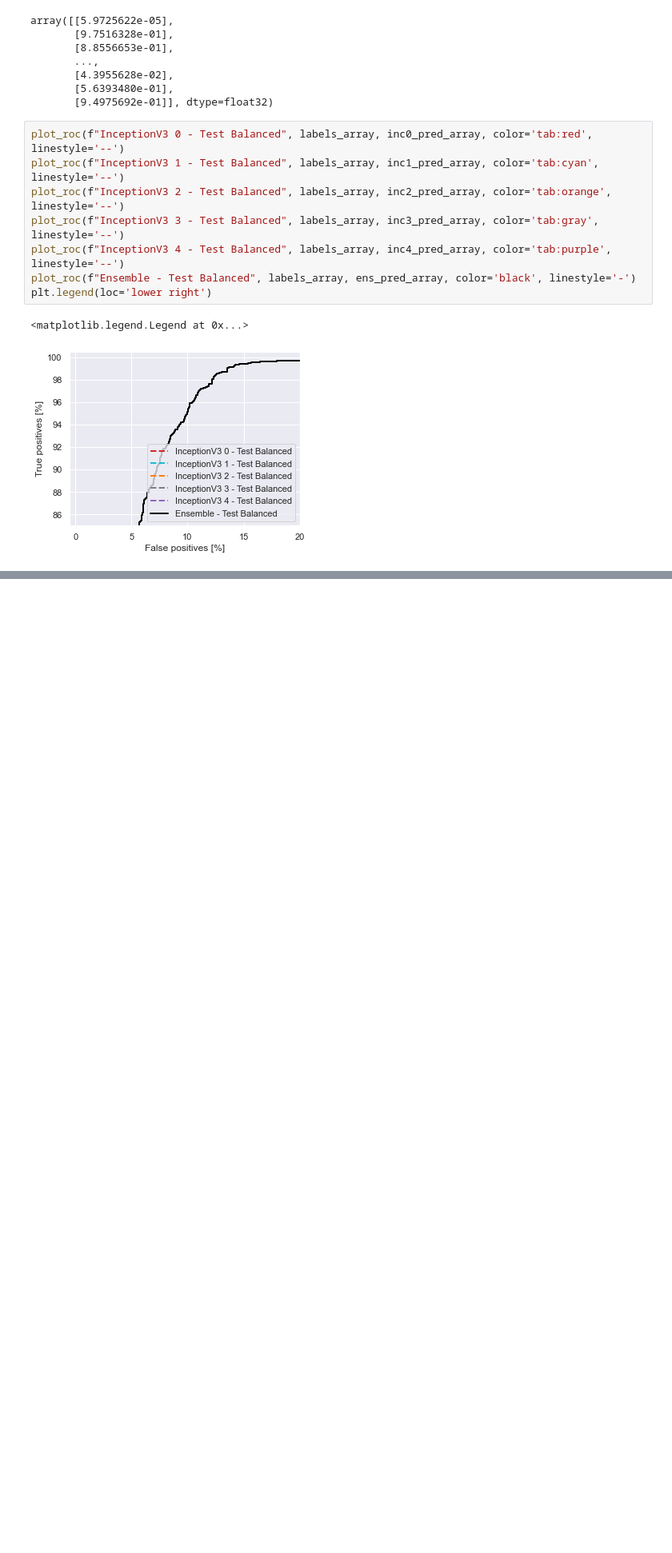
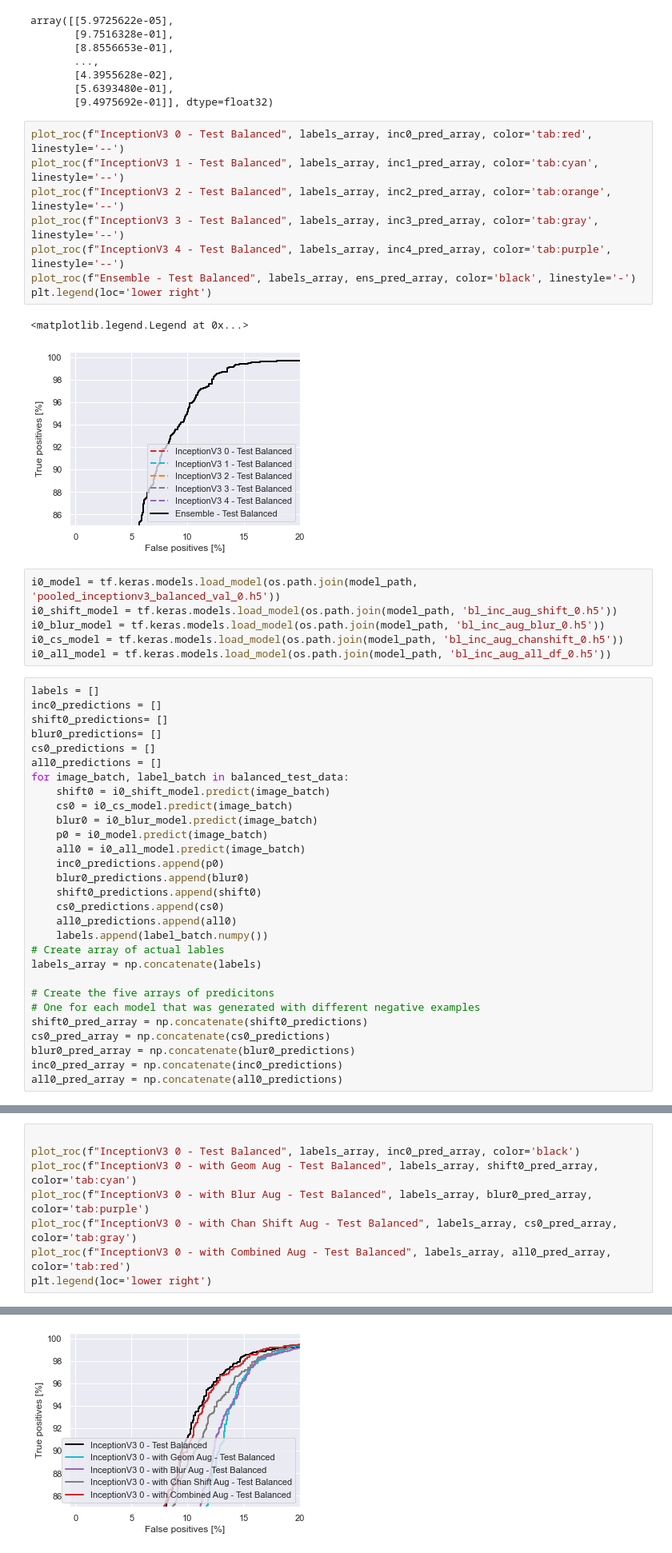
Before and after one commit to mariaauslander/capstone_fall20_irrigation, a Jupyter notebook: BigEarthData/epoch_metrics.ipynb, the cells around one changed output, grey strips where cells are left out. Shown at 80% size. Drawn from its saved outputs; the diff is of its cells as text; blank space fills up the shorter version.

```diff
--- a/BigEarthData/epoch_metrics.ipynb
+++ b/BigEarthData/epoch_metrics.ipynb
@@ -421,3 +444,38 @@ plt.legend(loc='lower right')
 # %% [output]
 <matplotlib.legend.Legend at 0x...>
 [figure]
+# %%
+i0_model = tf.keras.models.load_model(os.path.join(model_path, 'pooled_inceptionv3_balanced_val_0.h5'))
+i0_shift_model = tf.keras.models.load_model(os.path.join(model_path, 'bl_inc_aug_shift_0.h5'))
+i0_blur_model = tf.keras.models.load_model(os.path.join(model_path, 'bl_inc_aug_blur_0.h5'))
+i0_cs_model = tf.keras.models.load_model(os.path.join(model_path, 'bl_inc_aug_chanshift_0.h5'))
+i0_all_model = tf.keras.models.load_model(os.path.join(model_path, 'bl_inc_aug_all_df_0.h5'))
+# %%
+labels = []
+inc0_predictions = []
+shift0_predictions= []
+blur0_predictions= []
+cs0_predictions = []
+all0_predictions = []
+for image_batch, label_batch in balanced_test_data:
+    shift0 = i0_shift_model.predict(image_batch)
+    cs0 = i0_cs_model.predict(image_batch)
+    blur0 = i0_blur_model.predict(image_batch)
+    p0 = i0_model.predict(image_batch)
+    all0 = i0_all_model.predict(image_batch)
+    inc0_predictions.append(p0)
+    blur0_predictions.append(blur0)
+    shift0_predictions.append(shift0)
+    cs0_predictions.append(cs0)
+    all0_predictions.append(all0)
+    labels.append(label_batch.numpy())
+# Create array of actual lables
+labels_array = np.concatenate(labels)
+
+# Create the five arrays of predicitons
+# One for each model that was generated with different negative examples
+shift0_pred_array = np.concatenate(shift0_predictions)
+cs0_pred_array = np.concatenate(cs0_predictions)
+blur0_pred_array = np.concatenate(blur0_predictions)
+inc0_pred_array = np.concatenate(inc0_predictions)
+all0_pred_array = np.concatenate(all0_predictions)
@@ -423,0 +487,9 @@ plt.legend(loc='lower right')
+# %%
+
+plot_roc(f"InceptionV3 0 - Test Balanced", labels_array, inc0_pred_array, color='black')
+plot_roc(f"InceptionV3 0 - with Geom Aug - Test Balanced", labels_array, shift0_pred_array, color='tab:cyan')
+plot_roc(f"InceptionV3 0 - with Blur Aug - Test Balanced", labels_array, blur0_pred_array, color='tab:purple')
+plot_roc(f"InceptionV3 0 - with Chan Shift Aug - Test Balanced", labels_array, cs0_pred_array, color='tab:gray')
+plot_roc(f"InceptionV3 0 - with Combined Aug - Test Balanced", labels_array, all0_pred_array, color='tab:red')
+plt.legend(loc='lower right')
+# %% [output]
@@ -423,0 +497 @@ plt.legend(loc='lower right')
+[figure, added]
```
Also changed, not shown: parts of 14 cells of this notebook, 5 other files.
